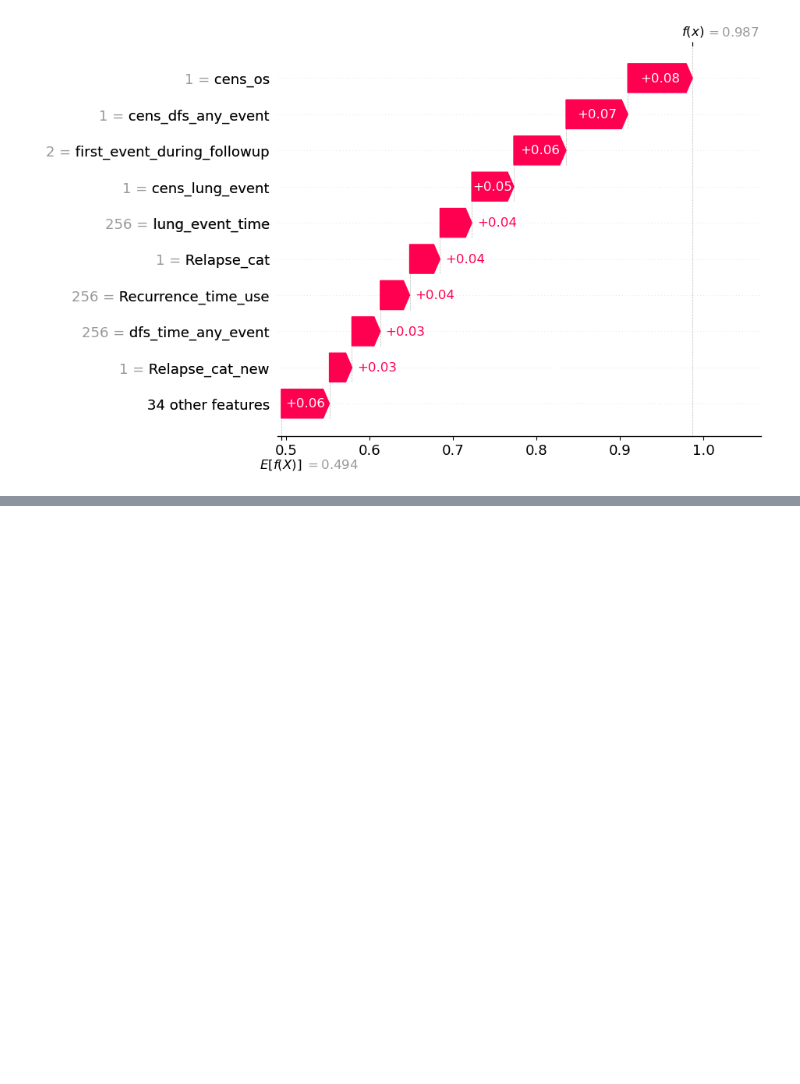
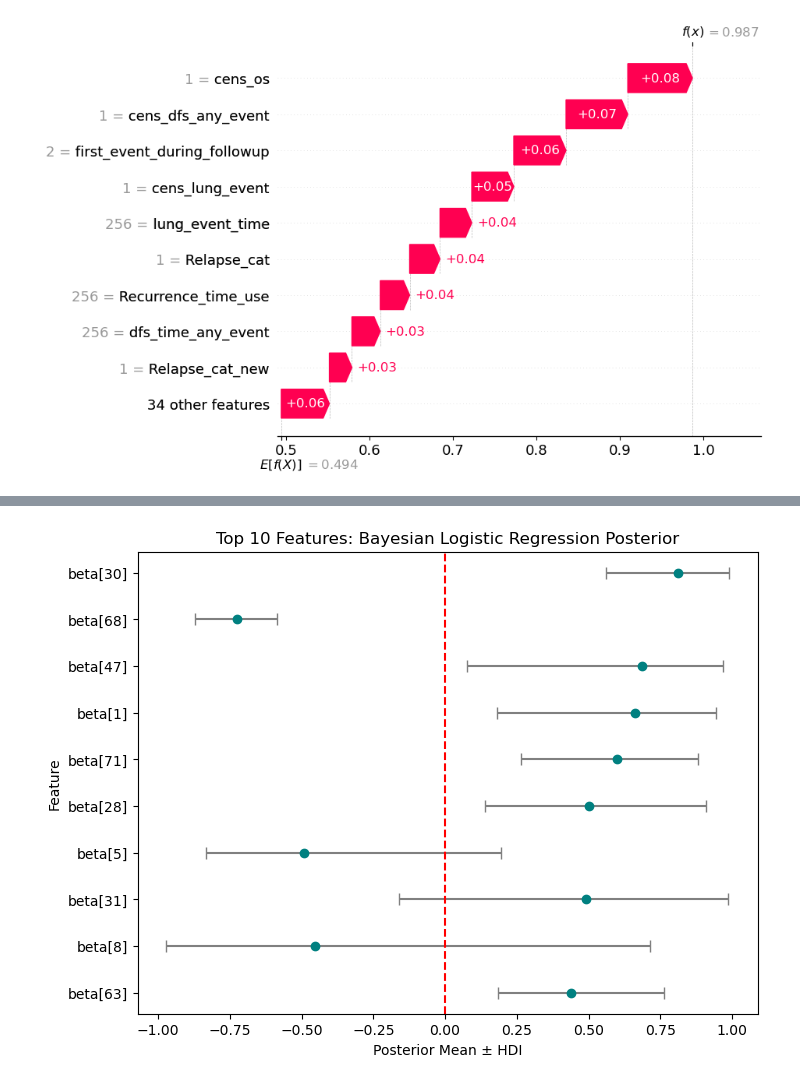
Before and after one commit to szinja/cell-translation, a Jupyter notebook: random_forest.ipynb, the cells around one changed output, grey strips where cells are left out. Cells and saved outputs as stored; diff of their text form; code cells hidden in the pictures; blank space fills up the shorter version.

```diff
--- a/random_forest.ipynb
+++ b/random_forest.ipynb
@@ -370,0 +545,27 @@ Patient 2, true label = 1 (clinical features only)
+# %%
+# Get the summary of the trace
+summary_df = az.summary(trace, hdi_prob=0.94) # we are using 94% HDI
+
+# Compute absolute mean for ranking
+summary_df['abs_mean'] = summary_df['mean'].abs()
+
+# Pick top 10 features
+top_features = summary_df.sort_values('abs_mean', ascending=False).head(10)
+
+# Create plot
+plt.figure(figsize=(8,6))
+plt.errorbar(
+    x=top_features['mean'],
+    y=top_features.index,
+    xerr=[top_features['mean'] - top_features['hdi_3%'],
+          top_features['hdi_97%'] - top_features['mean']],
+    fmt='o', color='teal', ecolor='gray', capsize=4
+)
+plt.axvline(0, color='red', linestyle='--')
+plt.xlabel("Posterior Mean ± HDI")
+plt.ylabel("Feature")
+plt.title("Top 10 Features: Bayesian Logistic Regression Posterior")
+plt.gca().invert_yaxis()  # largest mean on top
+plt.show()
+# %% [output]
+[figure, added]
```
Also changed, not shown: parts of 8 cells of this notebook.
